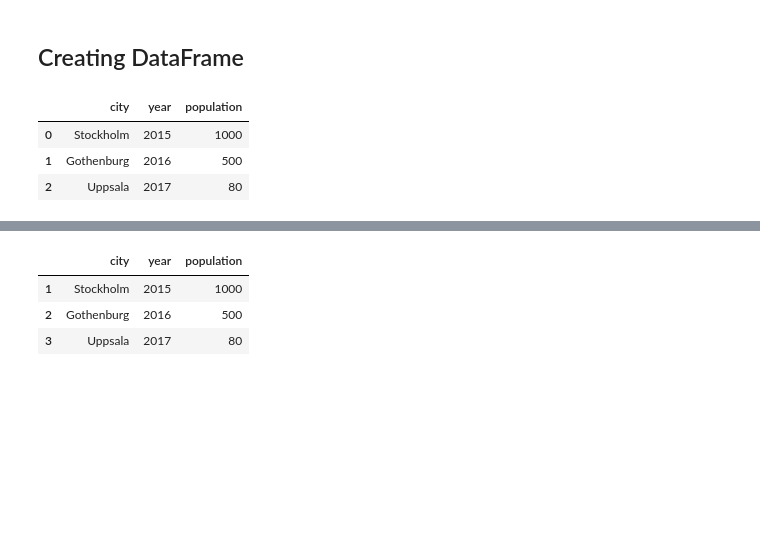
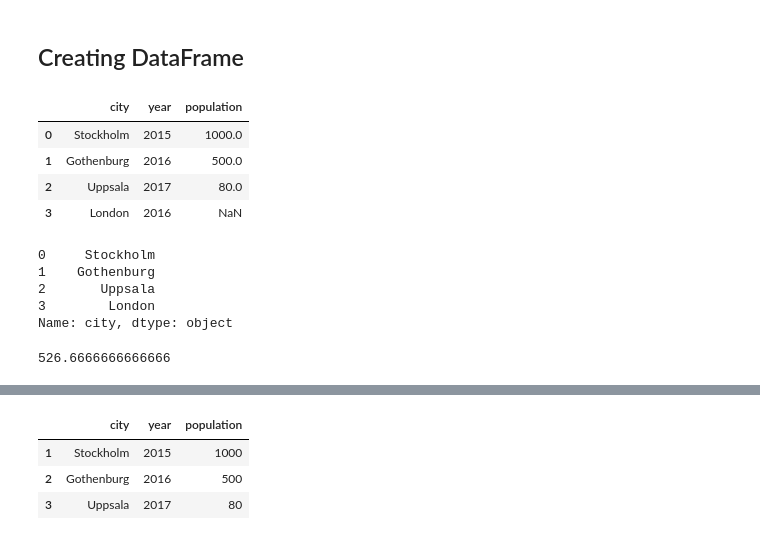
Before and after one commit to lindholmen/DataScienceLearningTutorial, a Jupyter notebook: notebooks/numpy_practice_notebook_version.ipynb, the cells around one changed output, grey strips where cells are left out. Cells and saved outputs as stored; diff of their text form; code cells hidden in the pictures; blank space fills up the shorter version.

```diff
--- a/notebooks/numpy_practice_notebook_version.ipynb
+++ b/notebooks/numpy_practice_notebook_version.ipynb
@@ -1340,14 +1369,27 @@ dtype: bool
 ## Creating DataFrame
 # %%
 # 1. Create dataframe with dictionary
-data = {"city":["Stockholm","Gothenburg","Uppsala"],
-                            "year":[2015,2016,2017],
-                            "population":[1000,500,80]}
+data = {"city":["Stockholm","Gothenburg","Uppsala","London"],
+                            "year":[2015,2016,2017,2016],
+                            "population":[1000,500,80,None]}
 
 my_dataframe = pd.DataFrame(data)
 my_dataframe
 # %% [output]
 |  | city | year | population |
-| 0 | Stockholm | 2015 | 1000 |
-| 1 | Gothenburg | 2016 | 500 |
-| 2 | Uppsala | 2017 | 80 |
+| 0 | Stockholm | 2015 | 1000.0 |
+| 1 | Gothenburg | 2016 | 500.0 |
+| 2 | Uppsala | 2017 | 80.0 |
+| 3 | London | 2016 | NaN |
+# %%
+my_dataframe['city'] # reading and writing data both work. but df.rowname can onlyb be used for reading.
+# %% [output]
+0     Stockholm
+1    Gothenburg
+2       Uppsala
+3        London
+Name: city, dtype: object
+# %%
+np.mean(my_dataframe['population'])
+# %% [output]
+526.6666666666666
```
Also changed, not shown: parts of 9 cells of this notebook.
